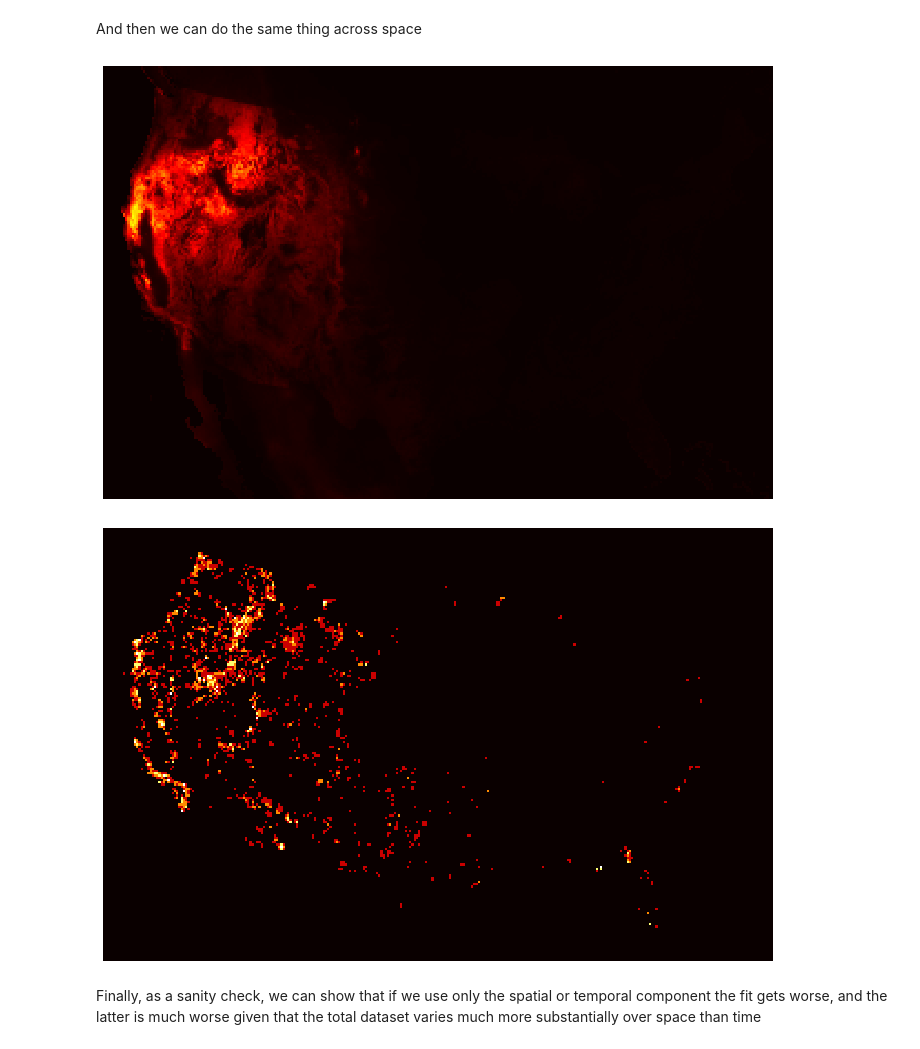
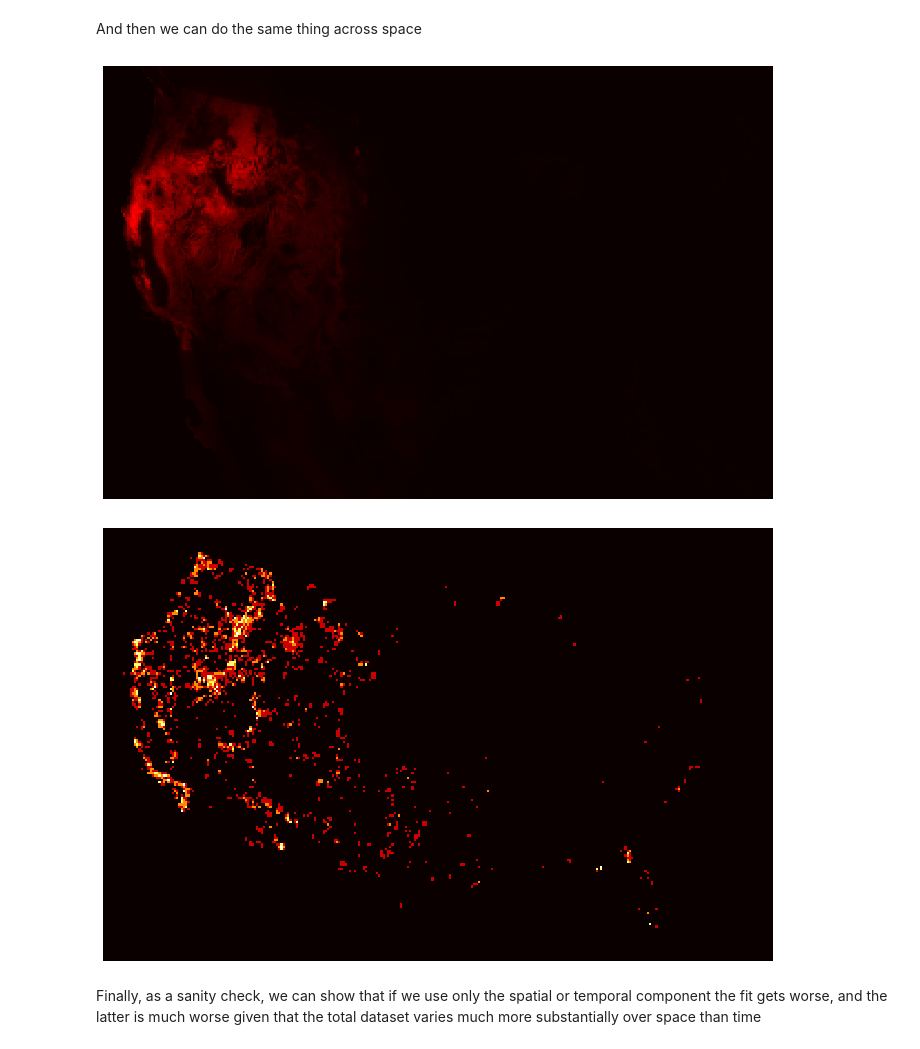
Before and after one commit to carbonplan/forest-risks, a Jupyter notebook: notebooks/fire/fire_model.ipynb, the cells around one changed output. Saved outputs shown, nothing was run; the diff lists cells and outputs as text; code cells hidden in the pictures.

```diff
--- a/notebooks/fire/fire_model.ipynb
+++ b/notebooks/fire/fire_model.ipynb
@@ -27,7 +27,7 @@ warnings.simplefilter(action='ignore', category=RuntimeWarning)
 # %% [markdown]
 We've already munged the data into two dictionaries: X (with our regressors) and y (with our fire data). We're using the downsampled data for speed and simplicity. At higher resolutions, similar approaches should work, and additional techniques could possibly be included.
 # %%
-with open('16000m/training.pkl', 'rb') as f:
+with open('data/16000m/training.pkl', 'rb') as f:
     X, y, time, lat, lon = pickle.load(f)
 # %% [markdown]
 There's one `y` variable `burned_area` and several `X` variables
@@ -169,10 +173,10 @@ plt.ylabel('fraction burned');
 # %% [markdown]
 And then we can do the same thing across space
 # %%
-image(np.nanmean(y_hat_full, axis=0), size=12, clim=(0, 0.05), cmap='hot')
+image(np.nanmean(y_hat_full, axis=0), size=12, clim=(0, 0.1), cmap='hot')
 image(np.nanmean(y_b.reshape(t, n, m), axis=0), clim=(0, 0.1), cmap='hot', size=12);
 # %% [output]
-[figure, old version]
+[figure, new version]
 [figure]
 # %% [markdown]
 Finally, as a sanity check, we can show that if we use only the spatial or temporal component the fit gets worse, and the latter is much worse given that the total dataset varies much more substantially over space than time
```
Also changed, not shown: parts of 4 cells of this notebook, 17 other files.
